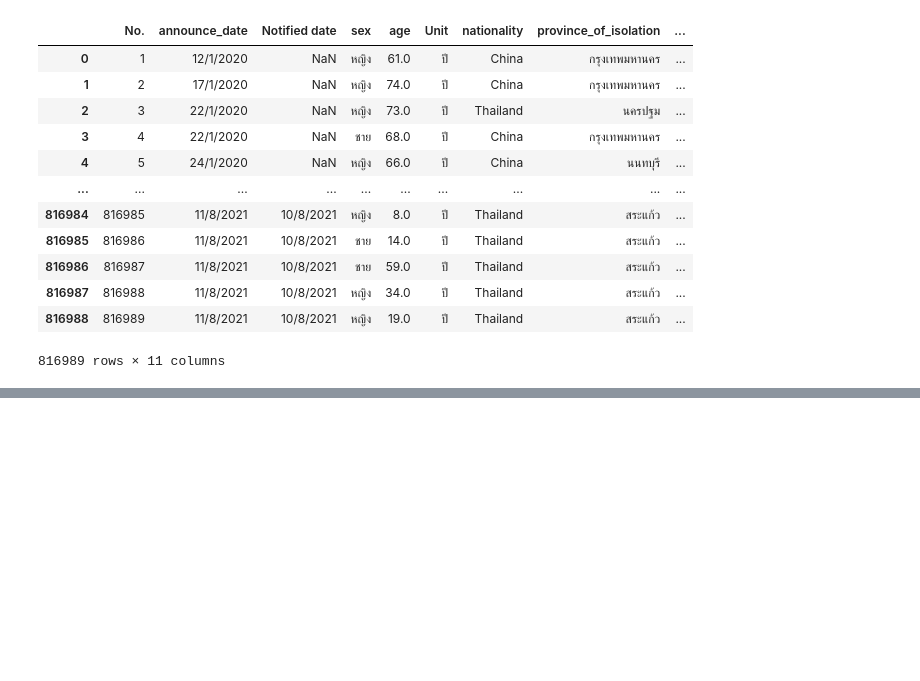
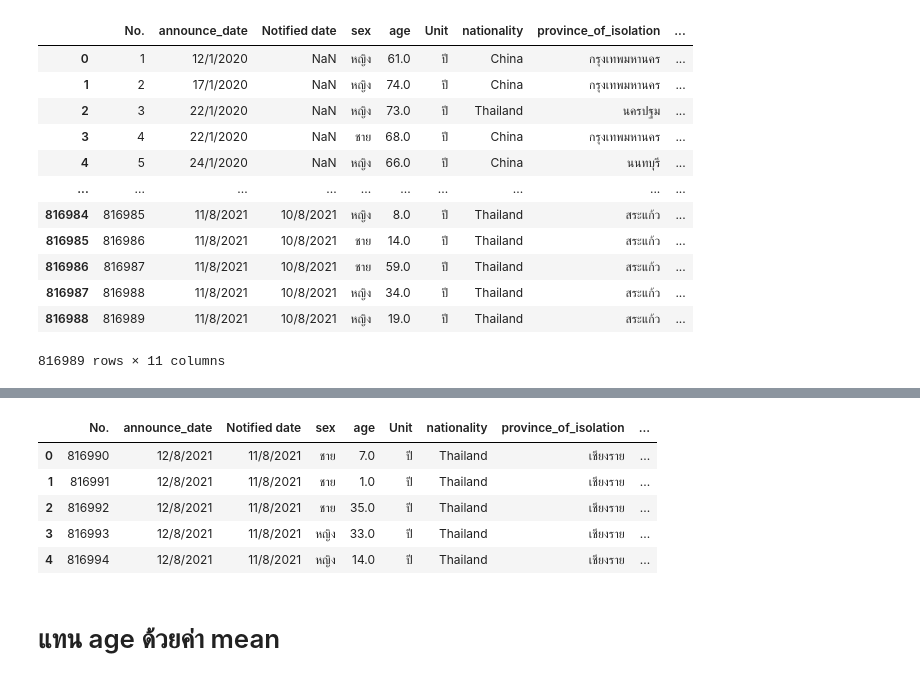
Before and after one commit to suphalaksana/data_viz_2022, a Jupyter notebook: Final_Project.ipynb, the cells around one changed output, grey strips where cells are left out. Drawn from its saved outputs; the diff is of its cells as text; code cells hidden in the pictures; blank space fills up the shorter version.

```diff
--- a/Final_Project.ipynb
+++ b/Final_Project.ipynb
@@ -32,0 +145,12 @@ data_covid1
+# %%
+data_covid2_updated = data_covid2.fillna(value={'sex':'ไม่มีข้อมูล','Unit':'ไม่มีข้อมูล','nationality':'ไม่มีข้อมูล','province_of_onset':'ไม่มีข้อมูล','district_of_onset':'ไม่มีข้อมูล'})  # เลข -99 คือการใสเลขที่ไม่ซ้ำจากอันเดิม  #ตัวแปรชื่อ value  #แทนค่า missing ด้วย 'ไม่รู้'
+data_covid2_updated.head()
+# %% [output]
+|  | No. | announce_date | Notified date | sex | age | Unit | nationality | province_of_isolation | ... |
+| 0 | 816990 | 12/8/2021 | 11/8/2021 | ชาย | 7.0 | ปี | Thailand | เชียงราย | ... |
+| 1 | 816991 | 12/8/2021 | 11/8/2021 | ชาย | 1.0 | ปี | Thailand | เชียงราย | ... |
+| 2 | 816992 | 12/8/2021 | 11/8/2021 | ชาย | 35.0 | ปี | Thailand | เชียงราย | ... |
+| 3 | 816993 | 12/8/2021 | 11/8/2021 | หญิง | 33.0 | ปี | Thailand | เชียงราย | ... |
+| 4 | 816994 | 12/8/2021 | 11/8/2021 | หญิง | 14.0 | ปี | Thailand | เชียงราย | ... |
+# %% [markdown]
+# แทน age ด้วยค่า mean
```
Also changed, not shown: parts of 23 cells of this notebook.
